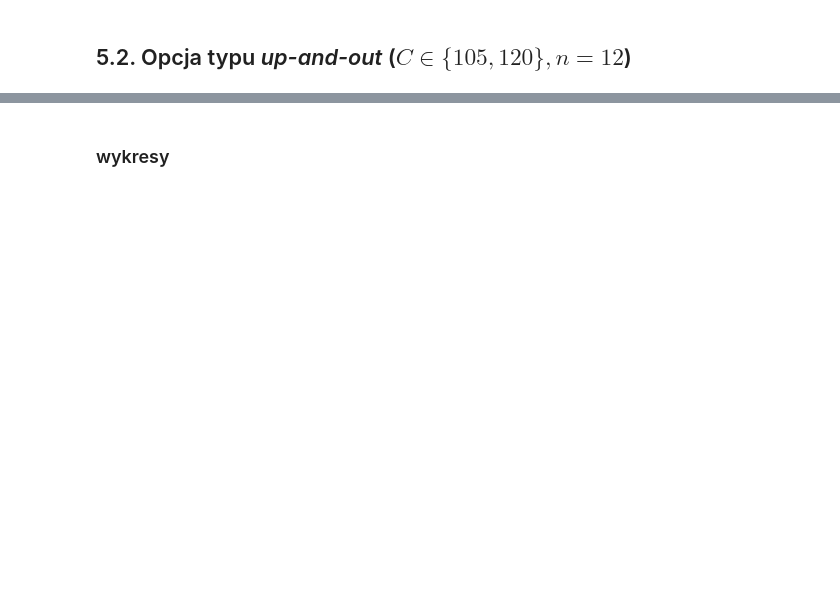
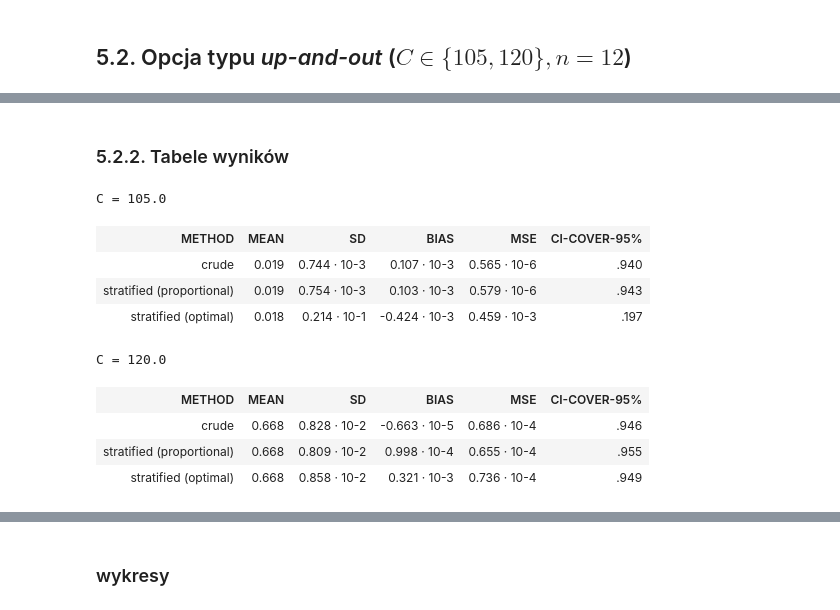
Before and after one commit to miplock/monte_carlo_project_2, a Jupyter notebook: notebooks/general/sketch.ipynb, the cells around one changed output, grey strips where cells are left out. Cells and saved outputs as stored; diff of their text form; code cells hidden in the pictures; blank space fills up the shorter version.

```diff
--- a/notebooks/general/sketch.ipynb
+++ b/notebooks/general/sketch.ipynb
@@ -385,0 +452,22 @@ porównanie crude vs te dwa stratified
+# %% [markdown]
+### 5.2.2. Tabele wyników
+# %%
+stats_path = ROOT / "data" / "barrier_estimator_stats.pkl"
+with stats_path.open("rb") as f:
+    payload = pickle.load(f)
+
+tables = payload.get("display_tables", {})
+for barrier, table in sorted(tables.items()):
+    print(f"C = {barrier}")
+    display(HTML(_html_table(table)))
+# %% [output]
+C = 105.0
+| METHOD | MEAN | SD | BIAS | MSE | CI-COVER-95% |
+| crude | 0.019 | 0.744 · 10-3 | 0.107 · 10-3 | 0.565 · 10-6 | .940 |
+| stratified (proportional) | 0.019 | 0.754 · 10-3 | 0.103 · 10-3 | 0.579 · 10-6 | .943 |
+| stratified (optimal) | 0.018 | 0.214 · 10-1 | -0.424 · 10-3 | 0.459 · 10-3 | .197 |
+C = 120.0
+| METHOD | MEAN | SD | BIAS | MSE | CI-COVER-95% |
+| crude | 0.668 | 0.828 · 10-2 | -0.663 · 10-5 | 0.686 · 10-4 | .946 |
+| stratified (proportional) | 0.668 | 0.809 · 10-2 | 0.998 · 10-4 | 0.655 · 10-4 | .955 |
+| stratified (optimal) | 0.668 | 0.858 · 10-2 | 0.321 · 10-3 | 0.736 · 10-4 | .949 |
```
Also changed, not shown: parts of 27 cells of this notebook, 16 other files.
